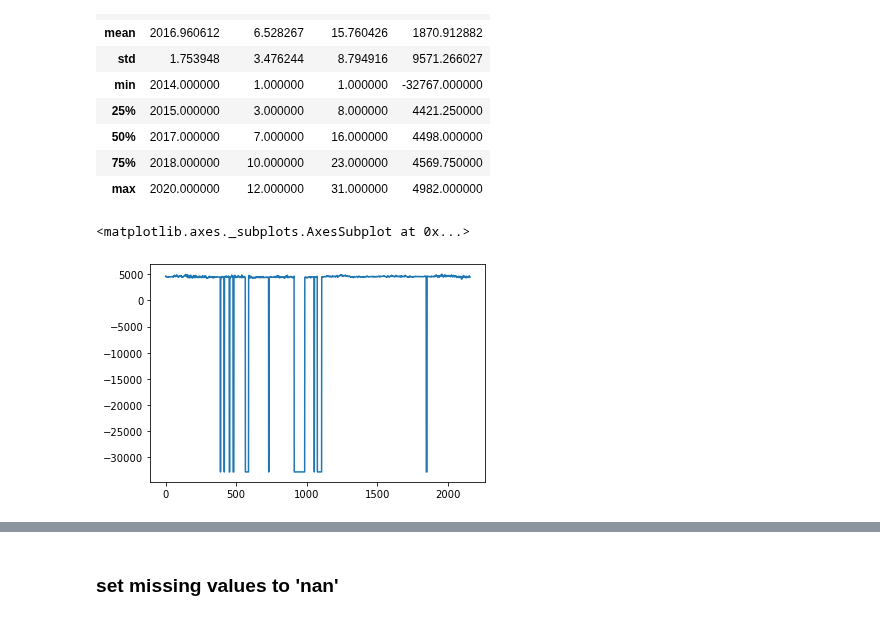
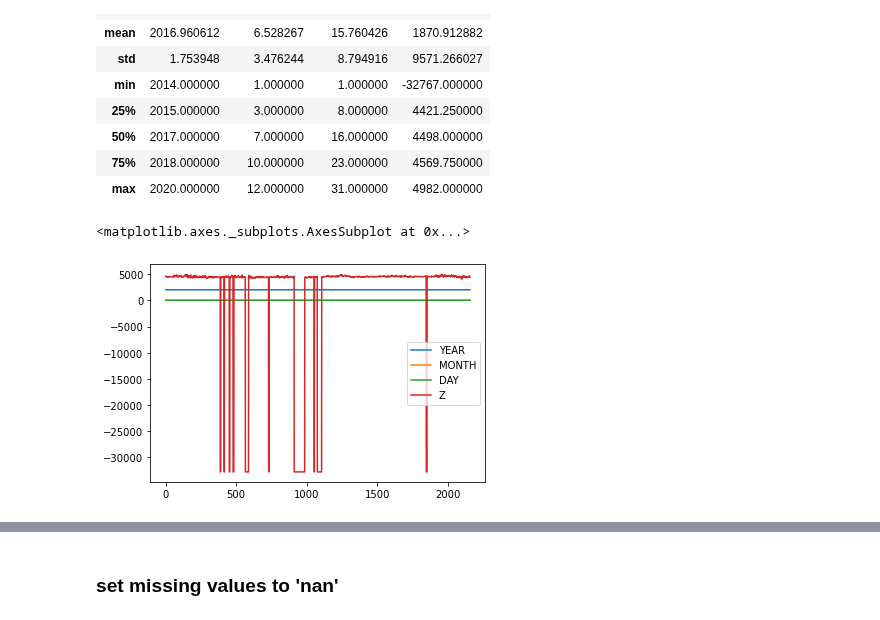
Before and after one commit to ldeo-arctictides/tidegauges-historical, a Jupyter notebook: test_read_pmsml.ipynb, the cells around one changed output, grey strips where cells are left out. Cells and saved outputs as stored; diff of their text form; code cells hidden in the pictures.

```diff
--- a/test_read_pmsml.ipynb
+++ b/test_read_pmsml.ipynb
@@ -92,7 +107,7 @@ df.describe()
 | 75% | 2018.000000 | 10.000000 | 23.000000 | 4569.750000 |
 | max | 2020.000000 | 12.000000 | 31.000000 | 4982.000000 |
 # %%
-df['Z'].plot()
+df.plot()
 # %% [output]
 <matplotlib.axes._subplots.AxesSubplot at 0x...>
-[figure, old version]
+[figure, new version]
```
Also changed, not shown: parts of 19 cells of this notebook, 1 other file.
